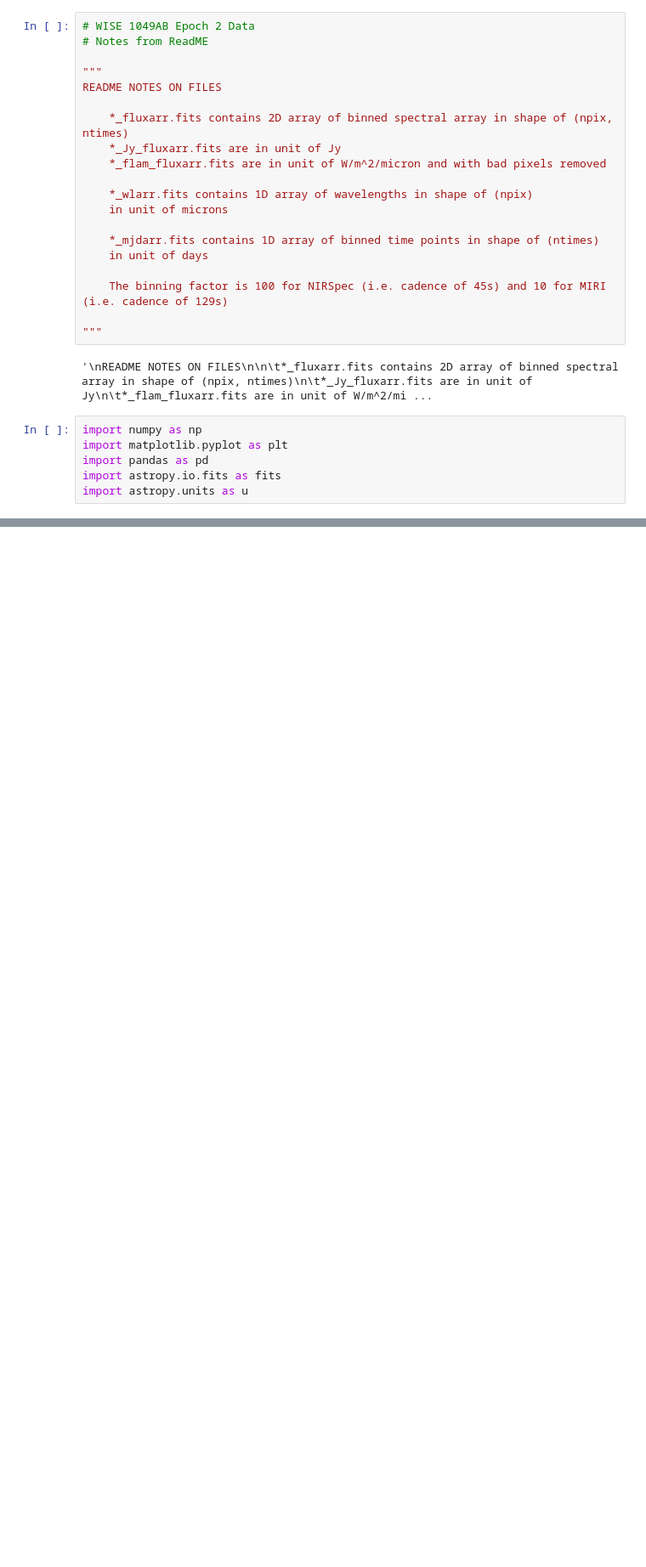
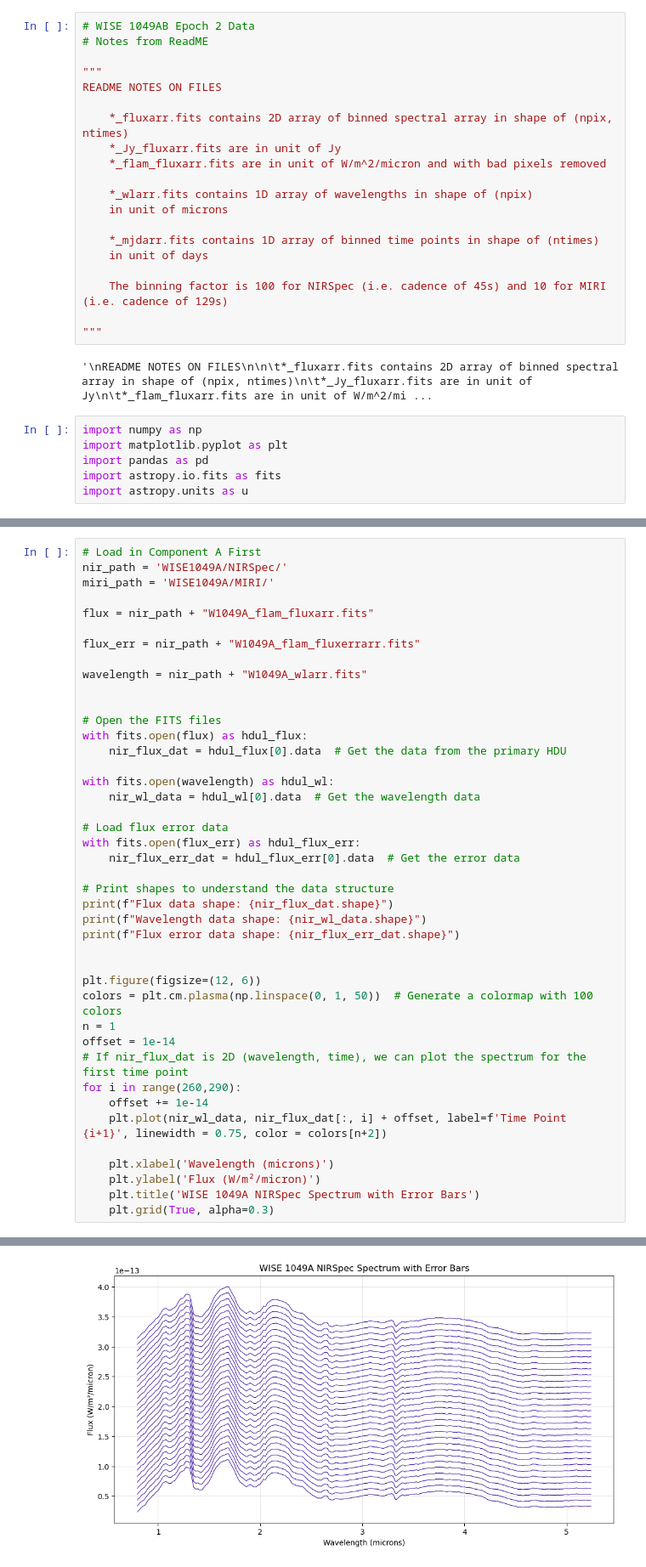
Before and after one commit to Brewster-BDNYC/brewster, a Jupyter notebook: WISE1049AB_Data/build_DataFile.ipynb, the cells around one changed output, grey strips where cells are left out. Shown at 85% size. Saved outputs shown, nothing was run; the diff lists cells and outputs as text; blank space fills up the shorter version.

```diff
--- a/WISE1049AB_Data/build_DataFile.ipynb
+++ b/WISE1049AB_Data/build_DataFile.ipynb
@@ -65,0 +74,43 @@ Wavelength data shape: (369,)
+# %%
+# Load in Component A First
+nir_path = 'WISE1049A/NIRSpec/'
+miri_path = 'WISE1049A/MIRI/'
+
+flux = nir_path + "W1049A_flam_fluxarr.fits"
+
+flux_err = nir_path + "W1049A_flam_fluxerrarr.fits"
+
+wavelength = nir_path + "W1049A_wlarr.fits"
+
+
+# Open the FITS files
+with fits.open(flux) as hdul_flux:
+    nir_flux_dat = hdul_flux[0].data  # Get the data from the primary HDU
+
+with fits.open(wavelength) as hdul_wl:
+    nir_wl_data = hdul_wl[0].data  # Get the wavelength data
+
+# Load flux error data
+with fits.open(flux_err) as hdul_flux_err:
+    nir_flux_err_dat = hdul_flux_err[0].data  # Get the error data
+
+# Print shapes to understand the data structure
+print(f"Flux data shape: {nir_flux_dat.shape}")
+print(f"Wavelength data shape: {nir_wl_data.shape}")
+print(f"Flux error data shape: {nir_flux_err_dat.shape}")
+
+
+plt.figure(figsize=(12, 6))
+colors = plt.cm.plasma(np.linspace(0, 1, 50))  # Generate a colormap with 100 colors
+n = 1
+offset = 1e-14
+# If nir_flux_dat is 2D (wavelength, time), we can plot the spectrum for the first time point
+for i in range(260,290):
+    offset += 1e-14
+    plt.plot(nir_wl_data, nir_flux_dat[:, i] + offset, label=f'Time Point {i+1}', linewidth = 0.75, color = colors[n+2])
+
+    plt.xlabel('Wavelength (microns)')
+    plt.ylabel('Flux (W/m²/micron)')
+    plt.title('WISE 1049A NIRSpec Spectrum with Error Bars')
+    plt.grid(True, alpha=0.3)
+# %% [output]
@@ -66,3 +120,4 @@ Wavelength data shape: (369,)
+[figure, added]
 # %%
 # Load in Component A First
 nir_path = 'WISE1049A/NIRSpec/'
```
Also changed, not shown: parts of 18 cells of this notebook, 9 other files.
